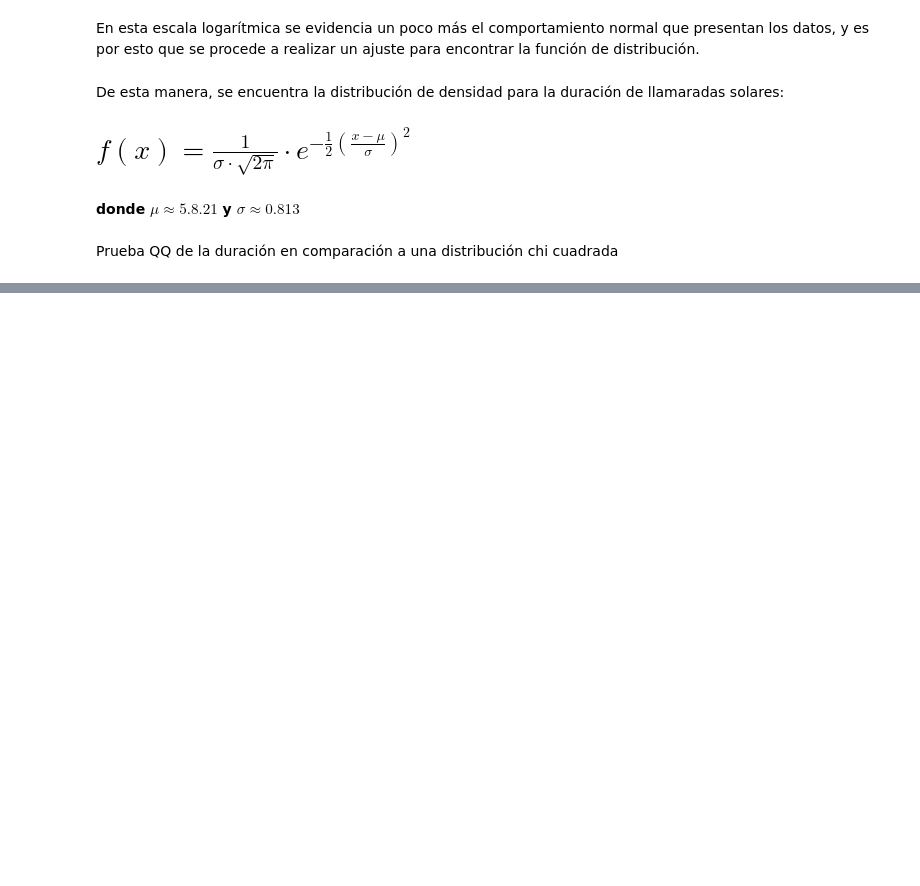
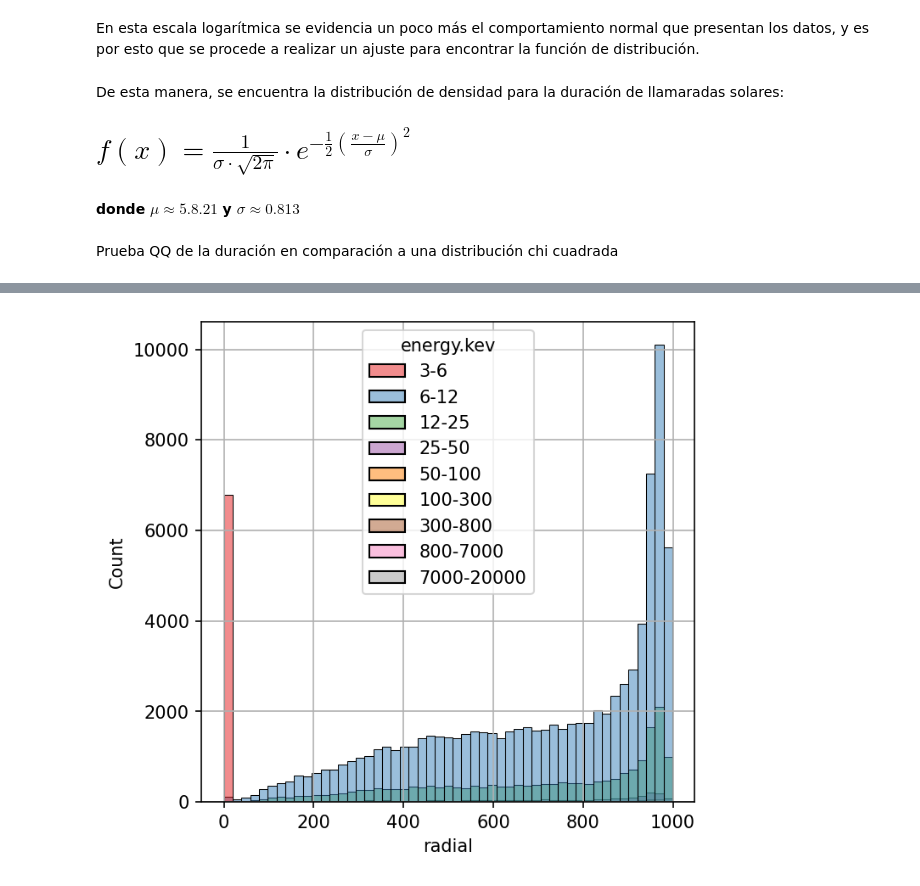
Before and after one commit to Exploratory-Data-Analiysis/Exam_1, a Jupyter notebook: ParcialFC.ipynb, the cells around one changed output, grey strips where cells are left out. Saved outputs shown, nothing was run; the diff lists cells and outputs as text; code cells hidden in the pictures; blank space fills up the shorter version.

```diff
--- a/ParcialFC.ipynb
+++ b/ParcialFC.ipynb
@@ -287,0 +293,6 @@ dfpred
+# %%
+plt.figure(figsize=(5,5), dpi = 150)
+sns.histplot(data=dfP.sort_values('Eprom.kev'), x='radial', hue='energy.kev', fill=True, palette='Set1')
+plt.grid()
+# %% [output]
+[figure, added]
```
Also changed, not shown: parts of 18 cells of this notebook.
